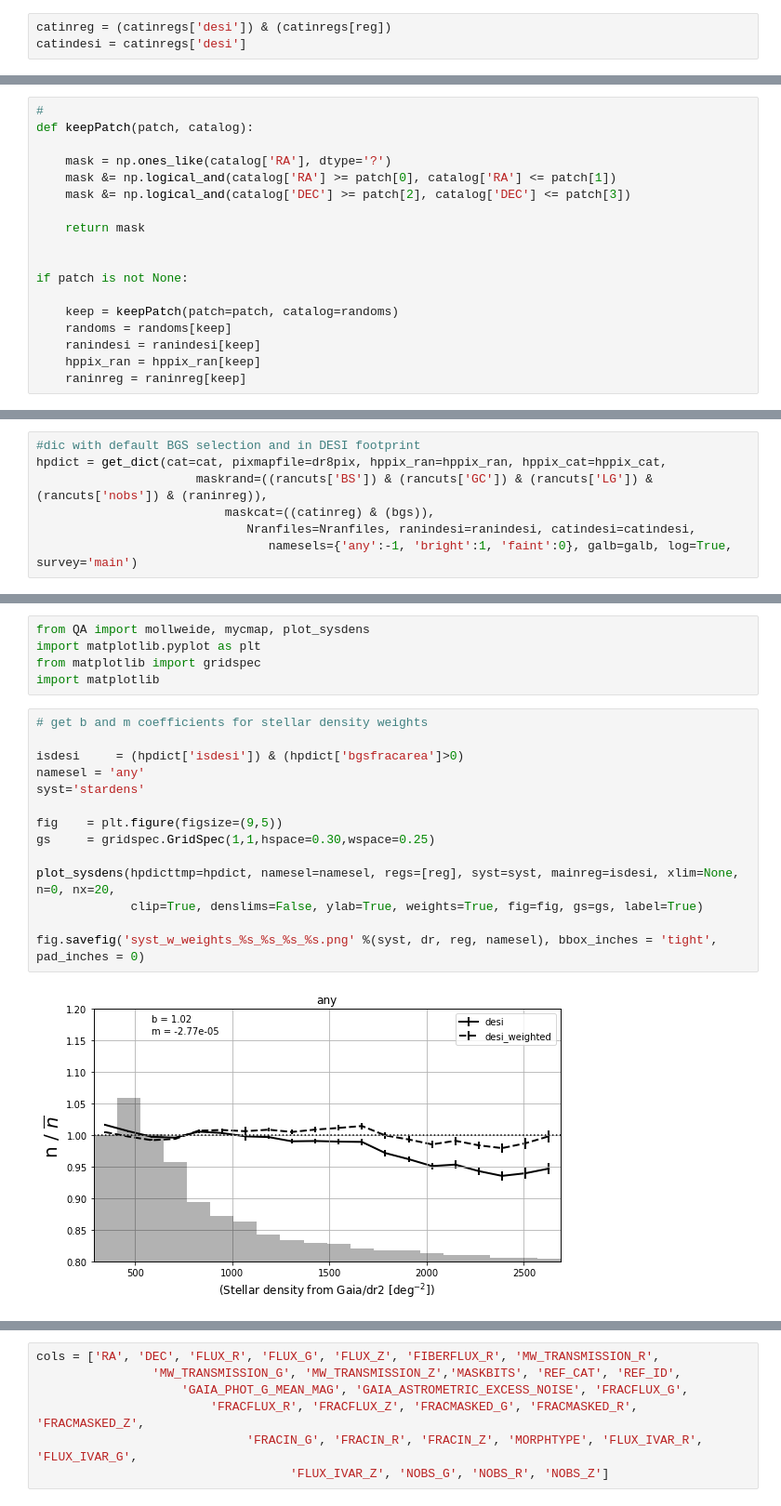
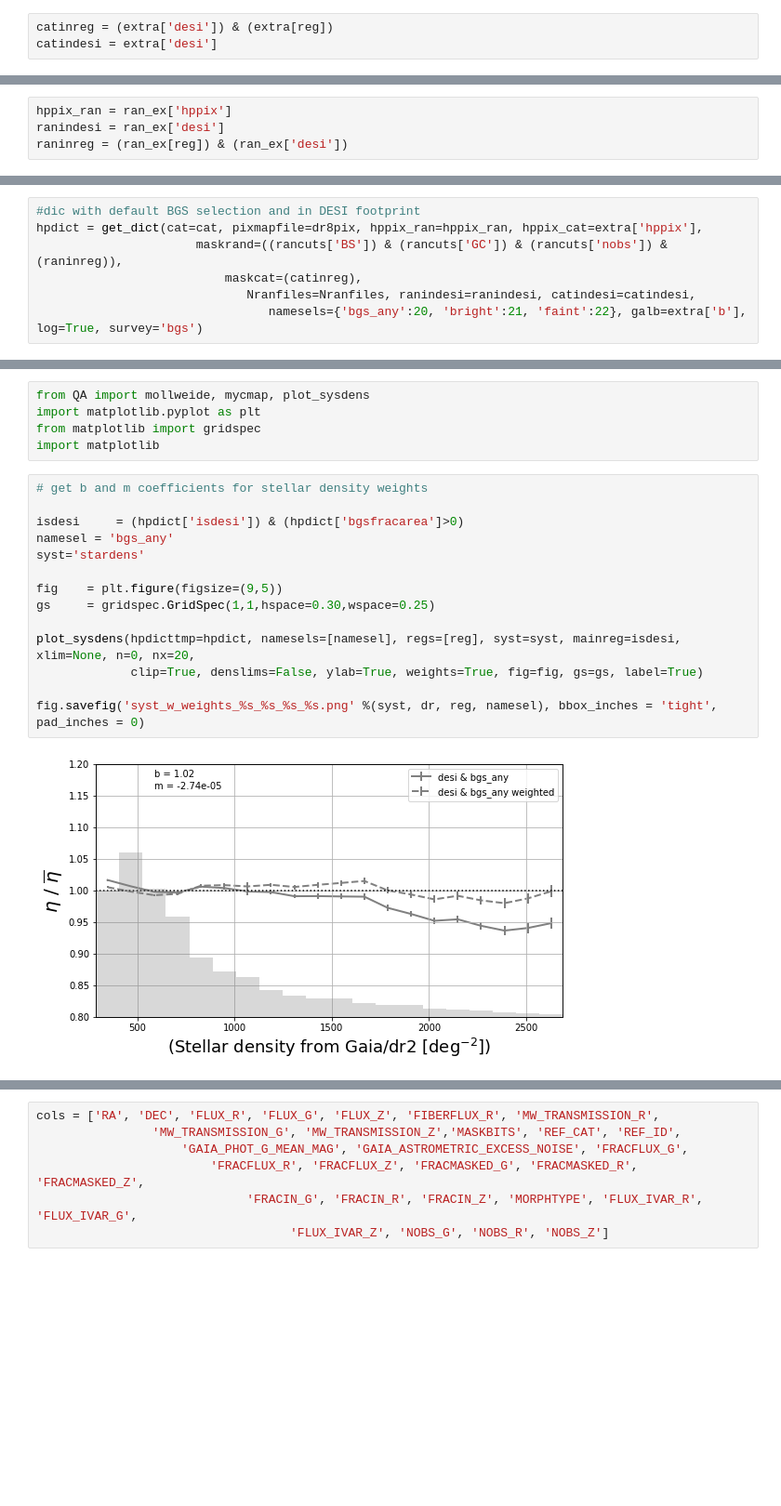
Before and after one commit to qmxp55/bgstargets, a Jupyter notebook: doc/getBGScat_with_weights.ipynb, the cells around one changed output, grey strips where cells are left out. Shown: that part at 93% size. Saved outputs shown, nothing was run; the diff lists cells and outputs as text; blank space fills up the shorter version.

```diff
--- a/doc/getBGScat_with_weights.ipynb
+++ b/doc/getBGScat_with_weights.ipynb
@@ -71,5 +119,5 @@ svfields DONE...
 # %%
-catinreg = (catinregs['desi']) & (catinregs[reg])
-catindesi = catinregs['desi']
+catinreg = (extra['desi']) & (extra[reg])
+catindesi = extra['desi']
 # %% [markdown]
 ### randoms
@@ -124,18 +123,0 @@ raninreg = (raninregs['desi']) & (raninregs[reg])
-# %%
-#
-def keepPatch(patch, catalog):
-
-    mask = np.ones_like(catalog['RA'], dtype='?')
-    mask &= np.logical_and(catalog['RA'] >= patch[0], catalog['RA'] <= patch[1])
-    mask &= np.logical_and(catalog['DEC'] >= patch[2], catalog['DEC'] <= patch[3])
-
-    return mask
-
-
-if patch is not None:
-
-    keep = keepPatch(patch=patch, catalog=randoms)
-    randoms = randoms[keep]
-    ranindesi = ranindesi[keep]
-    hppix_ran = hppix_ran[keep]
-    raninreg = raninreg[keep]
@@ -142,3 +186,7 @@ if patch is not None:
+# %%
+hppix_ran = ran_ex['hppix']
+ranindesi = ran_ex['desi']
+raninreg = (ran_ex[reg]) & (ran_ex['desi'])
 # %%
 #bgsmask = bgsmask()
 rancuts = getGeoCuts(randoms, randoms=True)
@@ -155,11 +201,11 @@ print(len(cat), np.sum(bgsf), np.sum(bgsb), np.sum(bgs))
 ## Target density in hp-pixels
 # %%
 #dic with default BGS selection and in DESI footprint
-hpdict = get_dict(cat=cat, pixmapfile=dr8pix, hppix_ran=hppix_ran, hppix_cat=hppix_cat,
-                      maskrand=((rancuts['BS']) & (rancuts['GC']) & (rancuts['LG']) & (rancuts['nobs']) & (raninreg)),
-                          maskcat=((catinreg) & (bgs)),
+hpdict = get_dict(cat=cat, pixmapfile=dr8pix, hppix_ran=hppix_ran, hppix_cat=extra['hppix'],
+                      maskrand=((rancuts['BS']) & (rancuts['GC']) & (rancuts['nobs']) & (raninreg)),
+                          maskcat=(catinreg),
                              Nranfiles=Nranfiles, ranindesi=ranindesi, catindesi=catindesi,
-                                namesels={'any':-1, 'bright':1, 'faint':0}, galb=galb, log=True, survey='main')
+                                namesels={'bgs_any':20, 'bright':21, 'faint':22}, galb=extra['b'], log=True, survey='bgs')
 # %% [output]
 positions and desifotprint DONE...
 systematics DONE...
@@ -186,19 +232,19 @@ import matplotlib
 # %%
 # get b and m coefficients for stellar density weights
 
 isdesi     = (hpdict['isdesi']) & (hpdict['bgsfracarea']>0)
-namesel = 'any'
+namesel = 'bgs_any'
 syst='stardens'
 
 fig    = plt.figure(figsize=(9,5))
 gs     = gridspec.GridSpec(1,1,hspace=0.30,wspace=0.25)
 
-plot_sysdens(hpdicttmp=hpdict, namesel=namesel, regs=[reg], syst=syst, mainreg=isdesi, xlim=None, n=0, nx=20,
+plot_sysdens(hpdicttmp=hpdict, namesels=[namesel], regs=[reg], syst=syst, mainreg=isdesi, xlim=None, n=0, nx=20,
              clip=True, denslims=False, ylab=True, weights=True, fig=fig, gs=gs, label=True)
 
 fig.savefig('syst_w_weights_%s_%s_%s_%s.png' %(syst, dr, reg, namesel), bbox_inches = 'tight', pad_inches = 0)
 # %% [output]
-[figure, old version]
+[figure, new version]
 # %%
 systs      = ['stardens','ebv','psfsize_g', 'psfsize_r', 'psfsize_z','galdepth_g', 'galdepth_r', 'galdepth_z']
 
```
Also changed, not shown: parts of 48 cells of this notebook, 14 other files.
